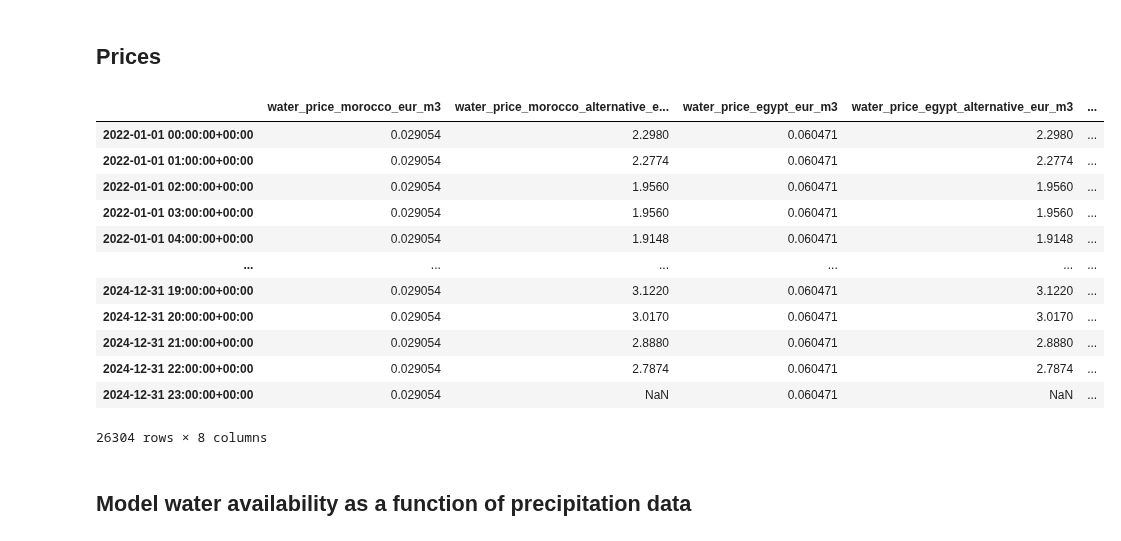
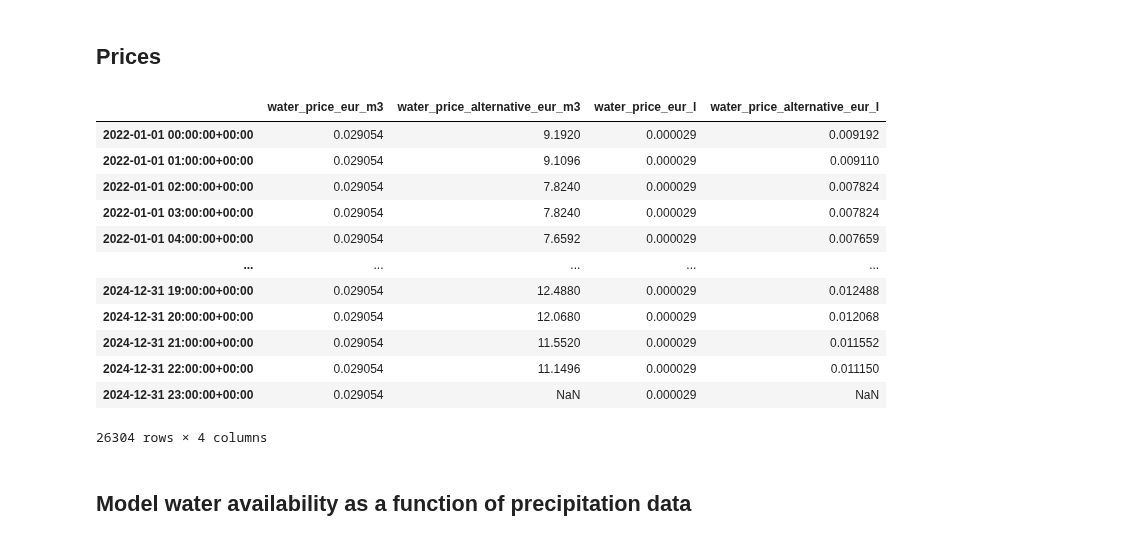
Before and after one commit to juan11iguel/SOLhycool, a Jupyter notebook: simulation/notebooks/generate_water_context.ipynb, the cells around one changed output. Saved outputs shown, nothing was run; the diff lists cells and outputs as text; code cells hidden in the pictures.

```diff
--- a/simulation/notebooks/generate_water_context.ipynb
+++ b/simulation/notebooks/generate_water_context.ipynb
@@ -54,39 +105,37 @@ alternative_source_cost_multiplier = 40.0 # Relative cost increase factor of sou
 # %%
 # Create a pandas series with one-hour resolution
 start_date = datetime.datetime(year_start, 1, 1, 0, 0, 0)
 end_date = datetime.datetime(year_end, 12, 31, 23, 0, 0)
 date_rng = pd.date_range(start=start_date, end=end_date, freq='h', tz='UTC')
-fname: str = f"water_data{environment_id}{start_date:%Y%m%d}_{end_date:%Y%m%d}"
+fname: str = f"water_data_{environment_id}_{start_date:%Y%m%d}_{end_date:%Y%m%d}"
 
 # Initialize dataframe
 df = pd.DataFrame(
     data={
-        "water_price_morocco_eur_m3": water_price_morocco,
-        "water_price_morocco_alternative_eur_m3": alternative_source_cost if use_alternative_cost else water_price_morocco * alternative_source_cost_multiplier,
-        "water_price_egypt_eur_m3": water_price_egypt,
-        "water_price_egypt_alternative_eur_m3": alternative_source_cost if use_alternative_cost else water_price_egypt * alternative_source_cost_multiplier,
+        "water_price_eur_m3": water_price,
+        "water_price_alternative_eur_m3": alternative_source_cost,
     },
     index=date_rng,
 )
 # Add columns for the water price in liters
 for col in df.columns:
     df[col.replace("_eur_m3", "_eur_l")] = df[col] / 1000.0
 
 df
 # %% [output]
-|  | water_price_morocco_eur_m3 | water_price_morocco_alternative_e... | water_price_egypt_eur_m3 | water_price_egypt_alternative_eur_m3 | ... |
-| 2022-01-01 00:00:00+00:00 | 0.029054 | 2.2980 | 0.060471 | 2.2980 | ... |
-| 2022-01-01 01:00:00+00:00 | 0.029054 | 2.2774 | 0.060471 | 2.2774 | ... |
-| 2022-01-01 02:00:00+00:00 | 0.029054 | 1.9560 | 0.060471 | 1.9560 | ... |
-| 2022-01-01 03:00:00+00:00 | 0.029054 | 1.9560 | 0.060471 | 1.9560 | ... |
-| 2022-01-01 04:00:00+00:00 | 0.029054 | 1.9148 | 0.060471 | 1.9148 | ... |
-| ... | ... | ... | ... | ... | ... |
-| 2024-12-31 19:00:00+00:00 | 0.029054 | 3.1220 | 0.060471 | 3.1220 | ... |
-| 2024-12-31 20:00:00+00:00 | 0.029054 | 3.0170 | 0.060471 | 3.0170 | ... |
-| 2024-12-31 21:00:00+00:00 | 0.029054 | 2.8880 | 0.060471 | 2.8880 | ... |
-| 2024-12-31 22:00:00+00:00 | 0.029054 | 2.7874 | 0.060471 | 2.7874 | ... |
-| 2024-12-31 23:00:00+00:00 | 0.029054 | NaN | 0.060471 | NaN | ... |
+|  | water_price_eur_m3 | water_price_alternative_eur_m3 | water_price_eur_l | water_price_alternative_eur_l |
+| 2022-01-01 00:00:00+00:00 | 0.029054 | 9.1920 | 0.000029 | 0.009192 |
+| 2022-01-01 01:00:00+00:00 | 0.029054 | 9.1096 | 0.000029 | 0.009110 |
+| 2022-01-01 02:00:00+00:00 | 0.029054 | 7.8240 | 0.000029 | 0.007824 |
+| 2022-01-01 03:00:00+00:00 | 0.029054 | 7.8240 | 0.000029 | 0.007824 |
+| 2022-01-01 04:00:00+00:00 | 0.029054 | 7.6592 | 0.000029 | 0.007659 |
+| ... | ... | ... | ... | ... |
+| 2024-12-31 19:00:00+00:00 | 0.029054 | 12.4880 | 0.000029 | 0.012488 |
+| 2024-12-31 20:00:00+00:00 | 0.029054 | 12.0680 | 0.000029 | 0.012068 |
+| 2024-12-31 21:00:00+00:00 | 0.029054 | 11.5520 | 0.000029 | 0.011552 |
+| 2024-12-31 22:00:00+00:00 | 0.029054 | 11.1496 | 0.000029 | 0.011150 |
+| 2024-12-31 23:00:00+00:00 | 0.029054 | NaN | 0.000029 | NaN |
-26304 rows × 8 columns
+26304 rows × 4 columns
 # %% [markdown]
 ## Model water availability as a function of precipitation data
 # %%
```
Also changed, not shown: parts of 6 cells of this notebook, 41 other files.
